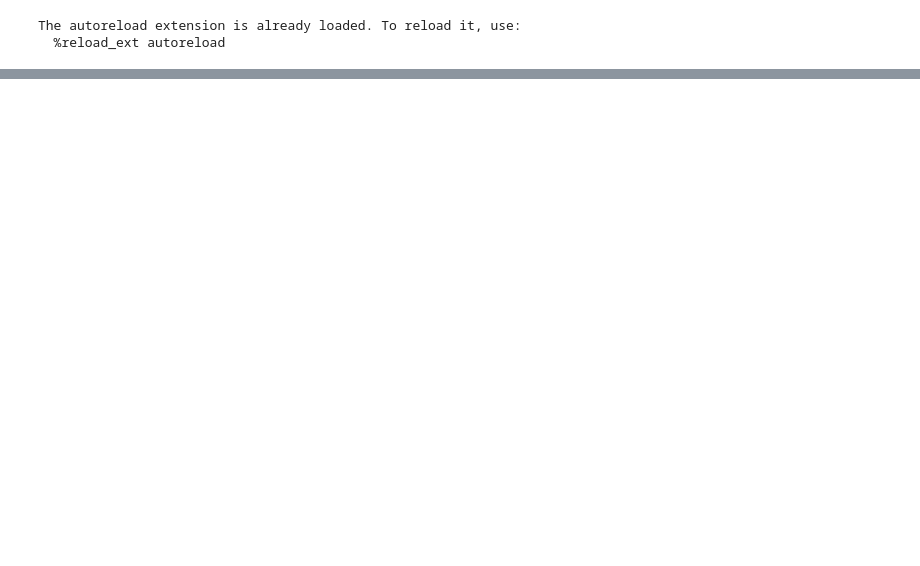
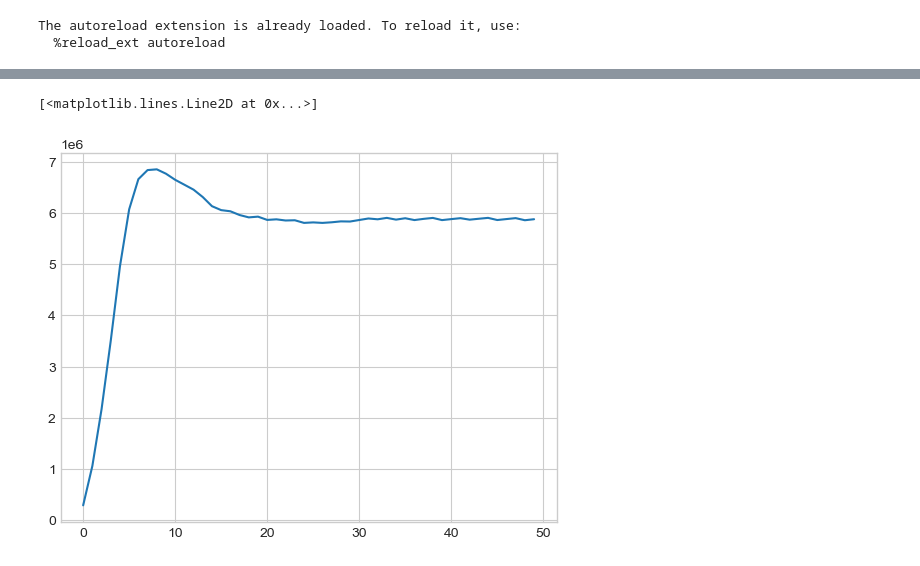
Before and after one commit to peter-l-ravn/Danish-Wage-Gap-Model, a Jupyter notebook: Run model agent.ipynb, the cells around one changed output, grey strips where cells are left out. Cells and saved outputs as stored; diff of their text form; code cells hidden in the pictures; blank space fills up the shorter version.

```diff
--- a/Run model agent.ipynb
+++ b/Run model agent.ipynb
@@ -22,0 +38,5 @@ model.solve(do_print=False)
+# %%
+plt.plot(par.c/2*model.sol.K**2)
+# %% [output]
+[<matplotlib.lines.Line2D at 0x...>]
+[figure, added]
```
Also changed, not shown: parts of 5 cells of this notebook, 6 other files.
